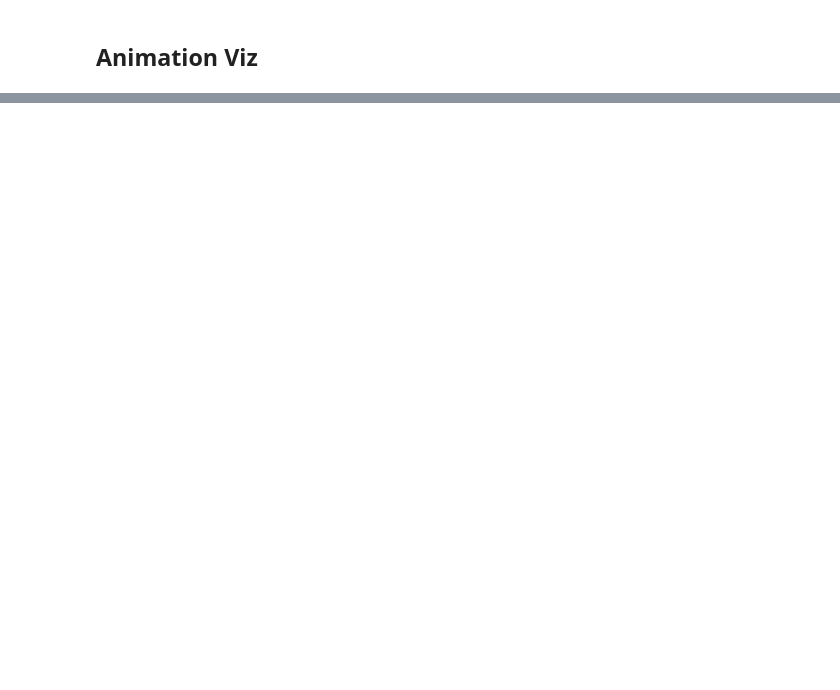
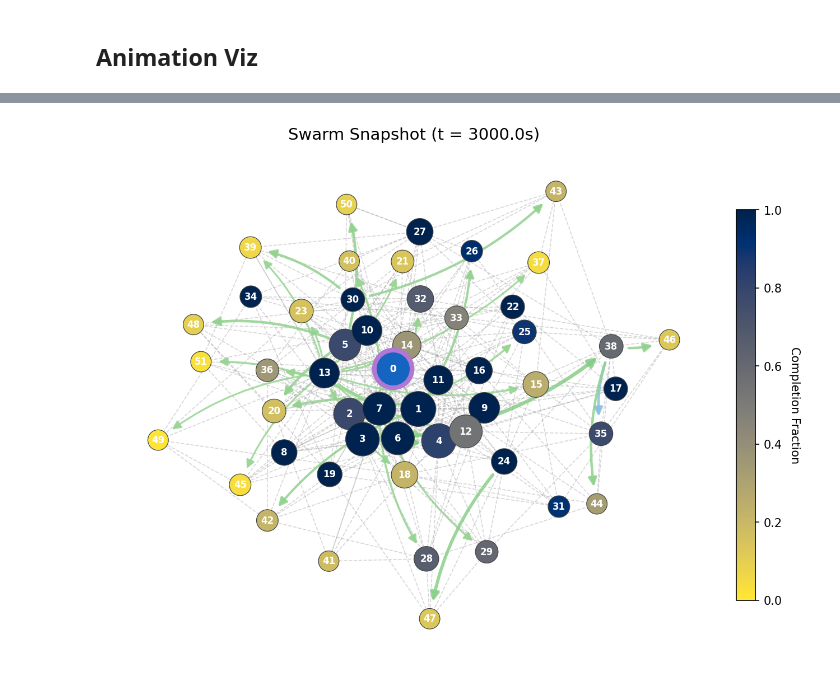
Before and after one commit to gitgud5000/torrent-sim, a Jupyter notebook: notebooks/exploration-viz.ipynb, the cells around one changed output, grey strips where cells are left out. Cells and saved outputs as stored; diff of their text form; code cells hidden in the pictures; blank space fills up the shorter version.

```diff
--- a/notebooks/exploration-viz.ipynb
+++ b/notebooks/exploration-viz.ipynb
@@ -86,9 +116,11 @@ plot_swarm_snapshot(trajectory.result, layout="circular",show_topology=True)
 # %%
 anim = animate_swarm(
     trajectory,
-    layout="circular",
-    interval_ms=50,
+    layout="spring",
+    interval_ms=25,
     show_topology=True,
     save_path="swarm.mp4"
 )
 plt.show()
+# %% [output]
+[figure, added]
```
Also changed, not shown: parts of 7 cells of this notebook, 1 other file.
